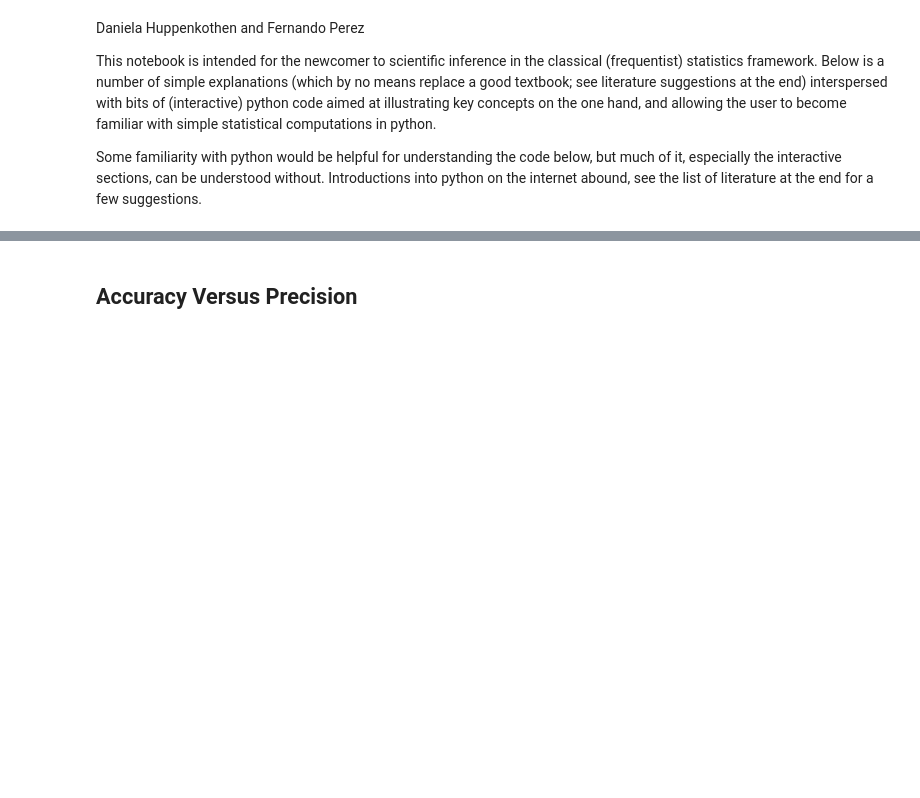
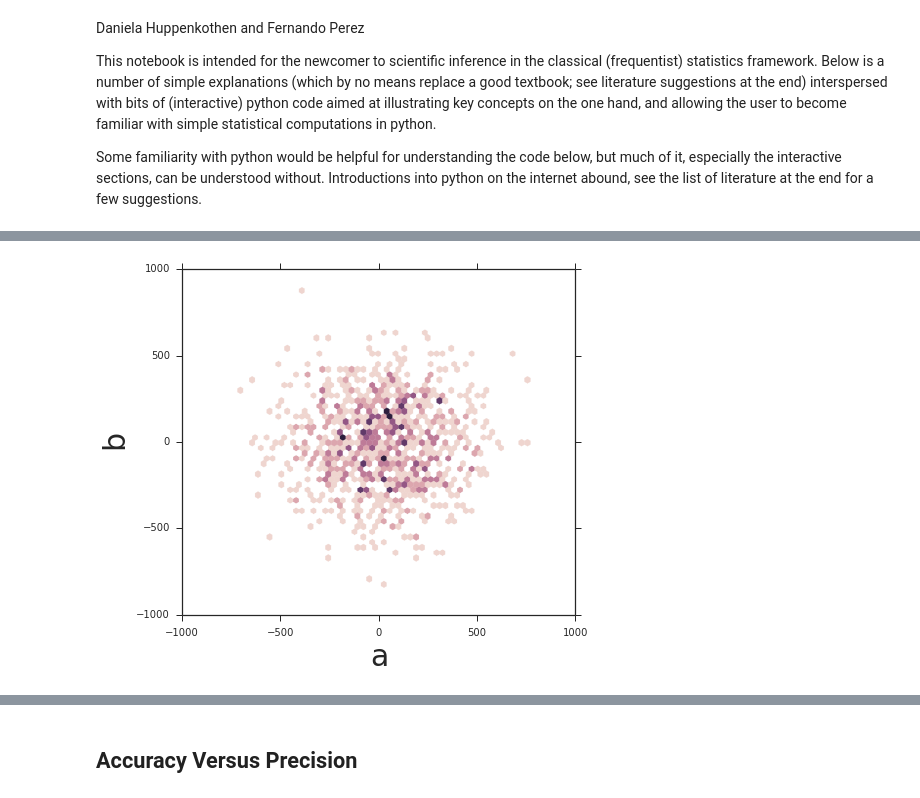
Before and after one commit to dhuppenkothen/ClassicalStatsPython, a Jupyter notebook: classicalstatsexamples.ipynb, the cells around one changed output, grey strips where cells are left out. Cells and saved outputs as stored; diff of their text form; code cells hidden in the pictures; blank space fills up the shorter version.

```diff
--- a/classicalstatsexamples.ipynb
+++ b/classicalstatsexamples.ipynb
@@ -24,0 +98,27 @@ Most of those are really easy to do in python:
+# %%
+def standarddeviation(std):
+    xsamples = list(np.random.normal(10,std, size=1000))
+    ysamples = list(np.random.normal(10,std, size=1000))
+
+    vr = np.var(xsamples)
+    st = np.std(xsamples)
+
+    fig, ax = plt.subplots(1, 1, figsize=(6,6))
+    plt.subplots_adjust(top=0.9, bottom=0.1, left=0.06, right=0.97, wspace=0.12, hspace=0.1)
+
+    cmap = sns.cubehelix_palette(start=0, light=1, as_cmap=True)
+
+    ax.hexbin(xsamples, ysamples, cmap=cmap, gridsize=50)
+    ax.set_xlim(-1000, 1000)
+    ax.set_ylim(-1000, 1000)
+    ax.set_xlabel("a", fontsize=30)
+    ax.set_ylabel("b", fontsize=30)
+    #ax.text(0.1*o, 0.9*o+10, "standard deviation = %.4f"%st, fontsize=20)
+    #ax.text(0.1*o, 0.8*o+10, "variance = %.4f"%vr, fontsize=20)
+
+    return
+
+from IPython.html.widgets import interact
+interact(standarddeviation, std=(10, 500, 10));
+# %% [output]
+[figure, added]
```
Also changed, not shown: parts of 17 cells of this notebook.
